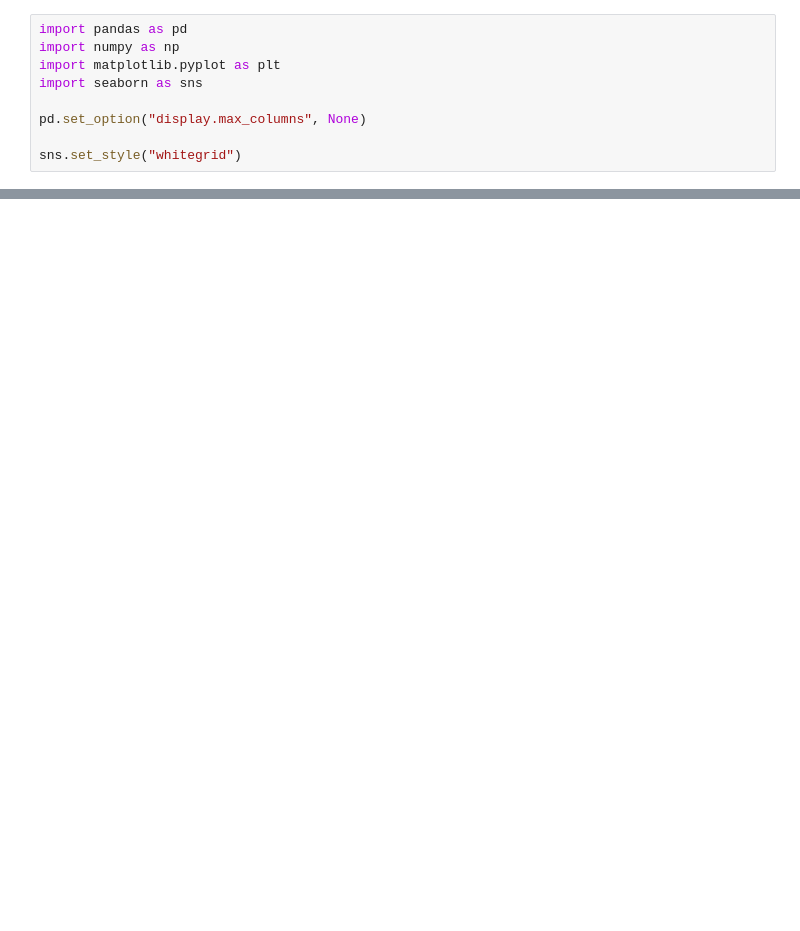
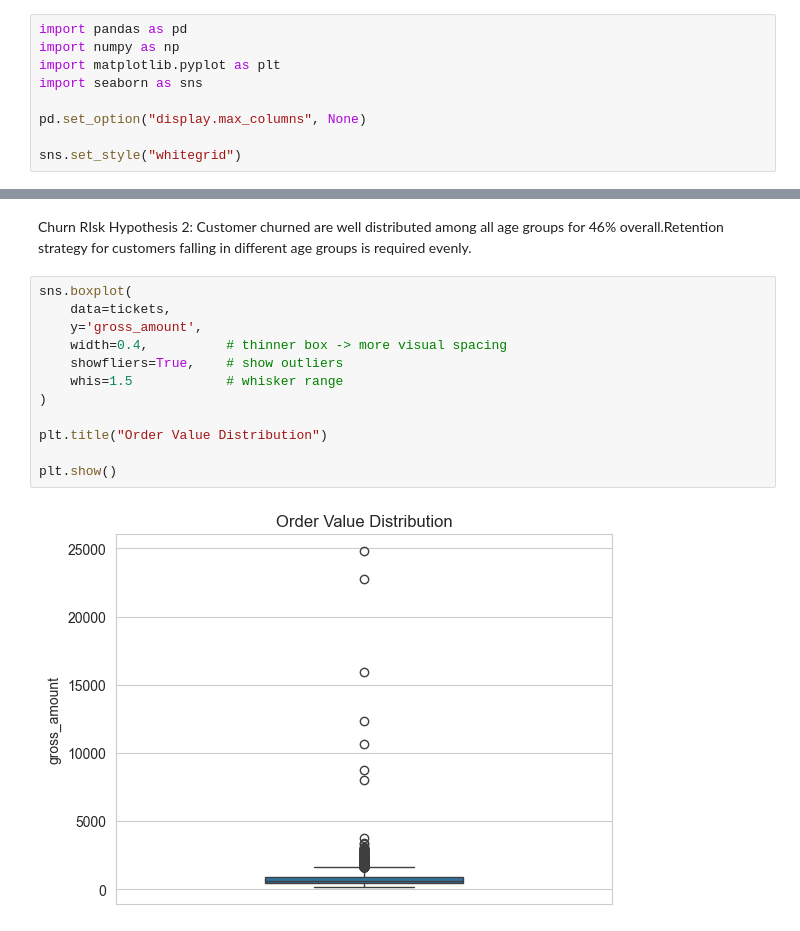
Before and after one commit to ppandey1234/d2c-churn-eda, a Jupyter notebook: eda_audit.ipynb, the cells around one changed output, grey strips where cells are left out. Drawn from its saved outputs; the diff is of its cells as text; blank space fills up the shorter version.

```diff
--- a/eda_audit.ipynb
+++ b/eda_audit.ipynb
@@ -331,0 +460,16 @@ plt.show()
+# %% [markdown]
+Churn RIsk Hypothesis 2: Customer churned are well distributed among all age groups for 46% overall.Retention strategy for customers falling in different age groups is required evenly.
+# %%
+sns.boxplot(
+    data=tickets,
+    y='gross_amount',
+    width=0.4,          # thinner box -> more visual spacing
+    showfliers=True,    # show outliers
+    whis=1.5            # whisker range
+)
+
+plt.title("Order Value Distribution")
+
+plt.show()
+# %% [output]
+[figure, added]
```
Also changed, not shown: parts of 33 cells of this notebook, 1 other file.
